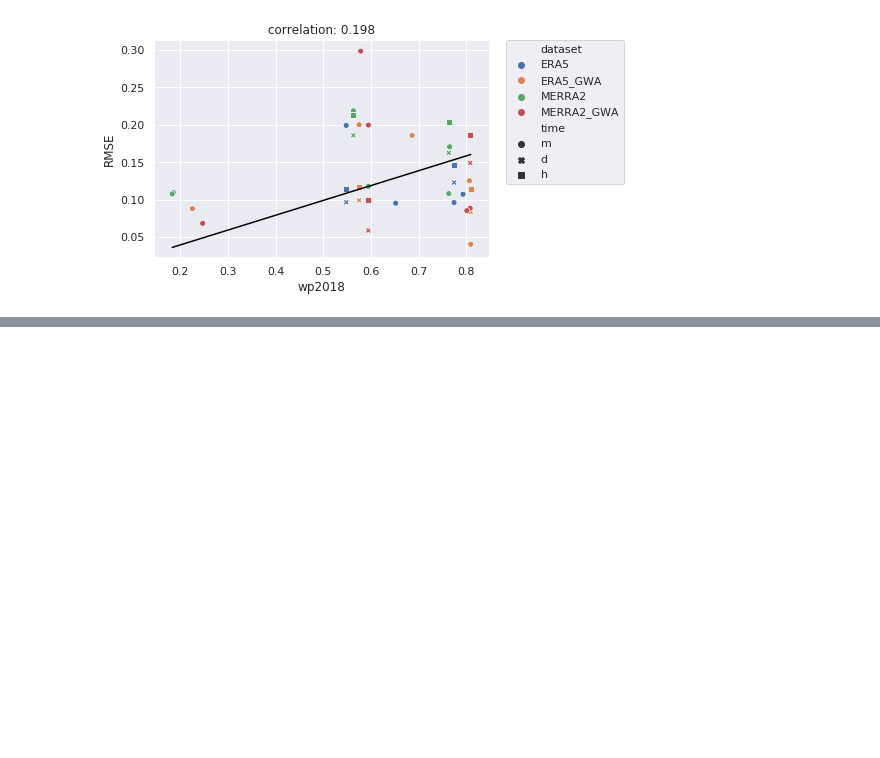
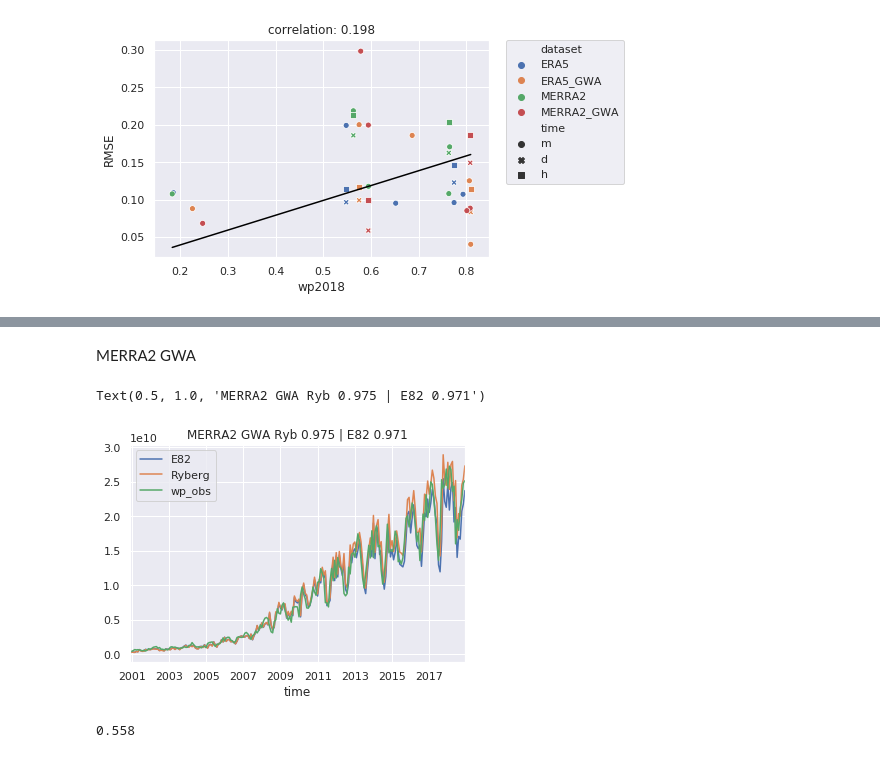
Before and after one commit to KatharinaGruber/windpower_GWA, a Jupyter notebook: USA/plotting_results.ipynb, the cells around one changed output, grey strips where cells are left out. Saved outputs shown, nothing was run; the diff lists cells and outputs as text; code cells hidden in the pictures; blank space fills up the shorter version.

```diff
--- a/USA/plotting_results.ipynb
+++ b/USA/plotting_results.ipynb
@@ -228,0 +336,14 @@ axs[1,1].legend(bbox_to_anchor=(1.05, 1), loc='lower left', borderaxespad=0.)
+# %% [markdown]
+MERRA2 GWA
+# %%
+ds = comp_USAMGm.dropna()
+ds.plot()
+plt.title('MERRA2 GWA Ryb '+str(round(np.corrcoef(ds.Ryberg,ds.wp_obs)[0,1],3)) +
+          ' | E82 ' + str(round(np.corrcoef(ds.E82,ds.wp_obs)[0,1],3)))
+# %% [output]
+Text(0.5, 1.0, 'MERRA2 GWA Ryb 0.975 | E82 0.971')
+[figure, added]
+# %%
+round(np.corrcoef(cf_USAMGm.Ryberg,cf_USAMGm.wp_obs)[0,1],3)
+# %% [output]
+0.558
```
Also changed, not shown: parts of 37 cells of this notebook, 1 other file.
